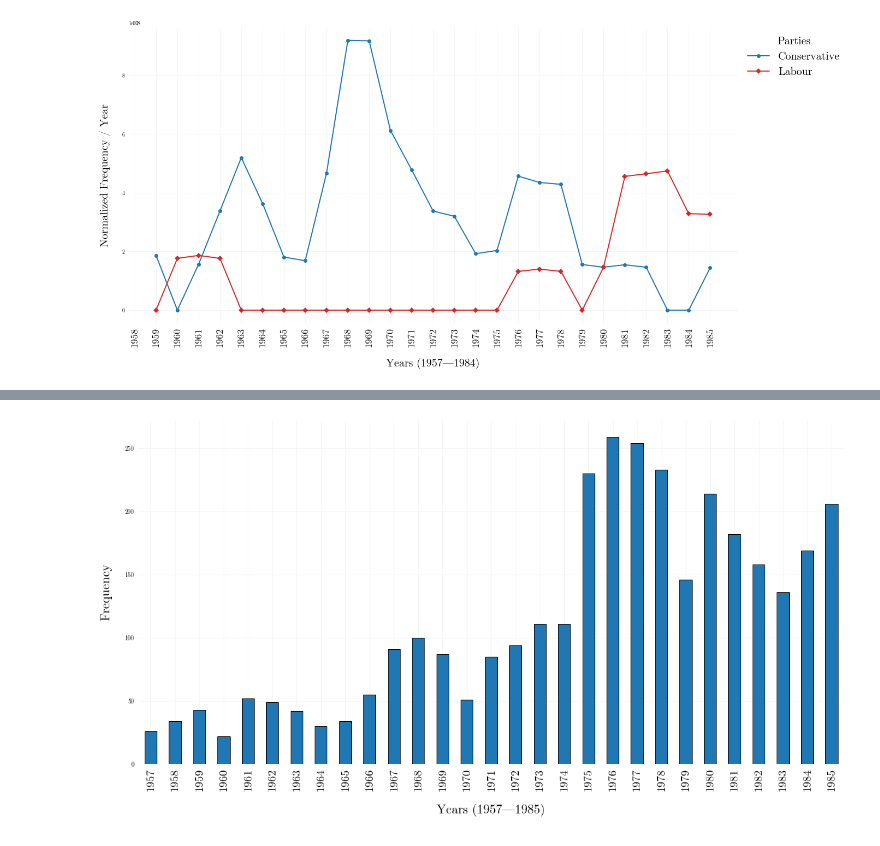
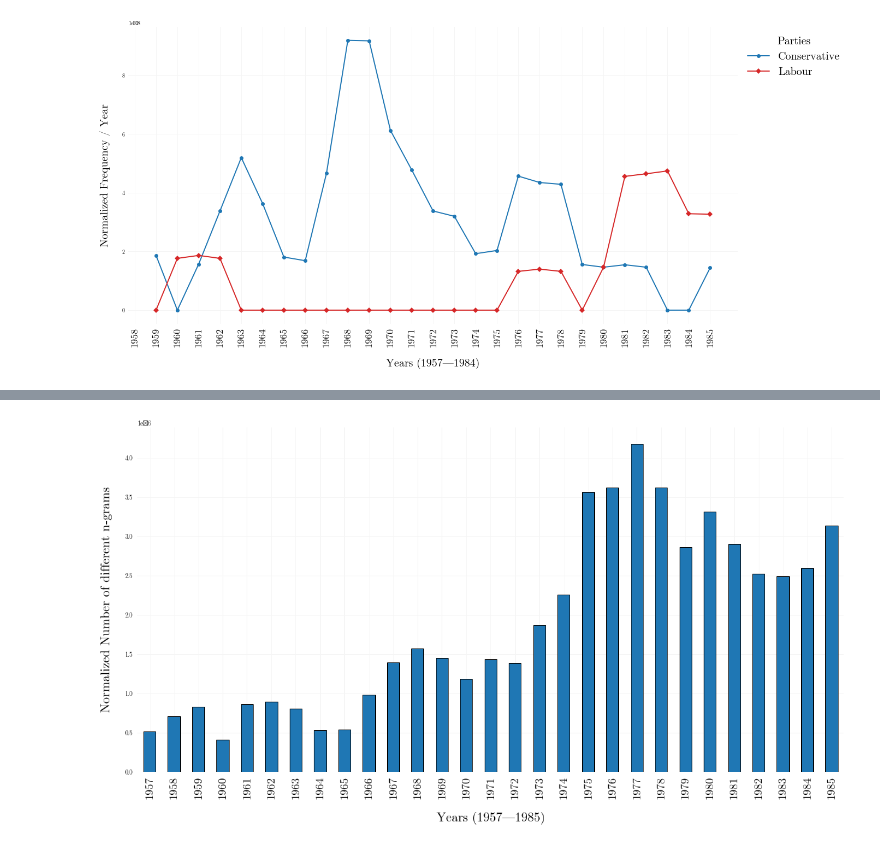
Before and after one commit to rubenros1795/CrisisBureaucracy, a Jupyter notebook: code/inspect-freq.ipynb, the cells around one changed output, grey strips where cells are left out. Cells and saved outputs as stored; diff of their text form; code cells hidden in the pictures.

Commit message:
new plots + classifier parties

```diff
--- a/code/inspect-freq.ipynb
+++ b/code/inspect-freq.ipynb
@@ -138,13 +152,16 @@ d = pd.DataFrame(d,columns="year party ngram".split(' ')).dropna()
 d['n'] = 1
 # %%
 dp = pd.DataFrame([[y,len(d[d['year'] == y])] for y in list(set(d['year'])) if y != None],columns="year n".split(' ')).sort_values('year').reset_index(drop=True)
+# %%
+dp.columns = ['date',"productivity_hits"]
+dp = frequency.normalization(dp,'/media/ruben/Elements/PhD/data/hansard/resources/character_counts_year_pm.csv')
 # %%
 fig, ax = plt.subplots(figsize=(4,2))
-dp.plot.bar(x='year',y='n',figsize=(20,10),stacked=False,color='tab:blue',ax=plt.gca(),edgecolor='black',linewidth=1,legend=False)
+dp.plot.bar(x='date',y='productivity_hits',figsize=(20,10),stacked=False,color='tab:blue',ax=plt.gca(),edgecolor='black',linewidth=1,legend=False)
 plt.xlabel("Years (1957—1985)",labelpad=20)
-plt.ylabel("Frequency",labelpad=20)
+plt.ylabel("Normalized Number of different n-grams",labelpad=20)
 plt.xticks(fontsize=18, rotation=90)
-plt.savefig("/home/ruben/Documents/GitHub/CrisisBureaucracy/results/productivity-bureaucratic-x.png",dpi=350,bbox_inches='tight')
+plt.savefig("/home/ruben/Documents/GitHub/CrisisBureaucracy/results/plots/productivity-bureaucratic-x.pdf",dpi=250,bbox_inches='tight')
 plt.show()
 # %% [output]
-[figure, old version]
+[figure, new version]
```
Also changed, not shown: parts of 9 cells of this notebook, 54 other files.
